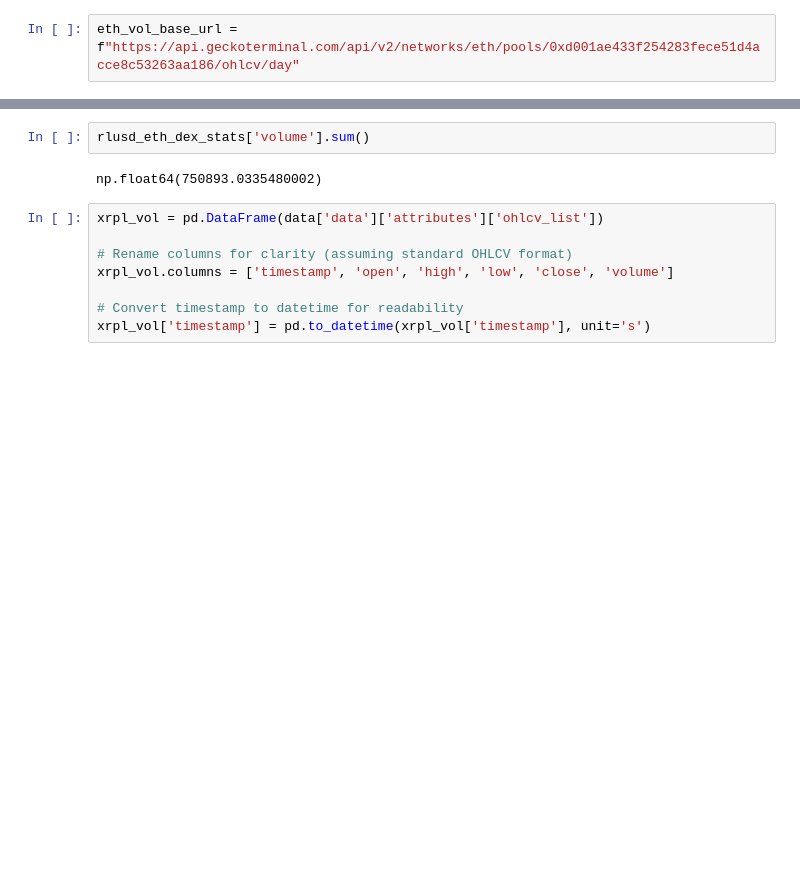
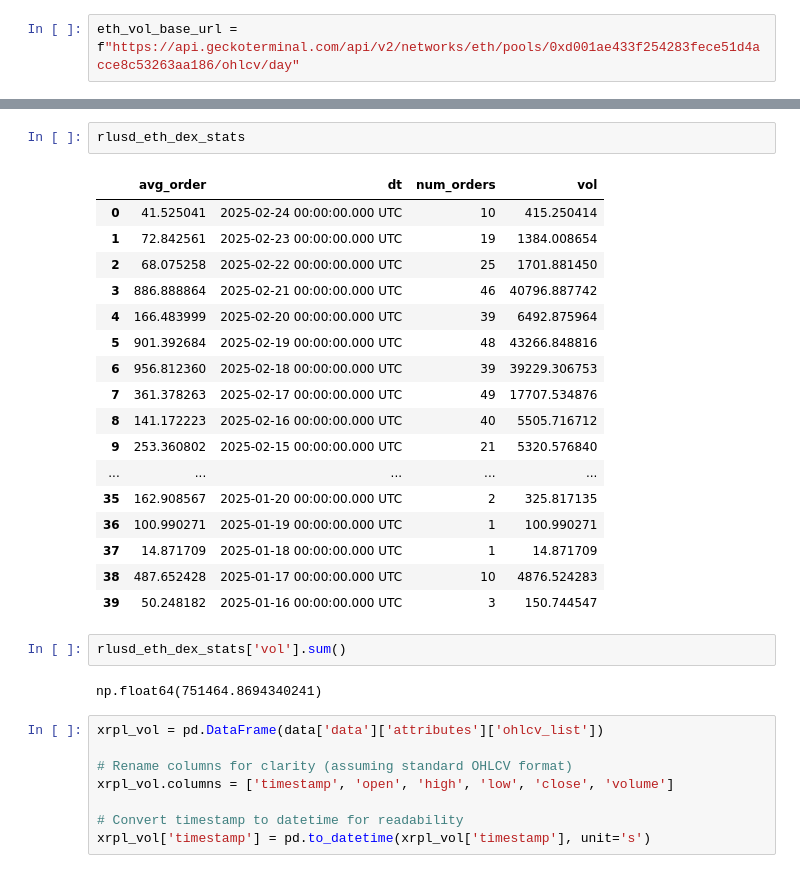
Before and after one commit to BrandynHamilton/rlusd_dash, a Jupyter notebook: notebooks/eda.ipynb, the cells around one changed output, grey strips where cells are left out. Saved outputs shown, nothing was run; the diff lists cells and outputs as text; blank space fills up the shorter version.

```diff
--- a/notebooks/eda.ipynb
+++ b/notebooks/eda.ipynb
@@ -1224,7 +1242,27 @@ np.float64(631280.9745206372)
+# %%
+rlusd_eth_dex_stats
+# %% [output]
+|  | avg_order | dt | num_orders | vol |
+| 0 | 41.525041 | 2025-02-24 00:00:00.000 UTC | 10 | 415.250414 |
+| 1 | 72.842561 | 2025-02-23 00:00:00.000 UTC | 19 | 1384.008654 |
+| 2 | 68.075258 | 2025-02-22 00:00:00.000 UTC | 25 | 1701.881450 |
+| 3 | 886.888864 | 2025-02-21 00:00:00.000 UTC | 46 | 40796.887742 |
+| 4 | 166.483999 | 2025-02-20 00:00:00.000 UTC | 39 | 6492.875964 |
+| 5 | 901.392684 | 2025-02-19 00:00:00.000 UTC | 48 | 43266.848816 |
+| 6 | 956.812360 | 2025-02-18 00:00:00.000 UTC | 39 | 39229.306753 |
+| 7 | 361.378263 | 2025-02-17 00:00:00.000 UTC | 49 | 17707.534876 |
+| 8 | 141.172223 | 2025-02-16 00:00:00.000 UTC | 40 | 5505.716712 |
+| 9 | 253.360802 | 2025-02-15 00:00:00.000 UTC | 21 | 5320.576840 |
+| ... | ... | ... | ... | ... |
+| 35 | 162.908567 | 2025-01-20 00:00:00.000 UTC | 2 | 325.817135 |
+| 36 | 100.990271 | 2025-01-19 00:00:00.000 UTC | 1 | 100.990271 |
+| 37 | 14.871709 | 2025-01-18 00:00:00.000 UTC | 1 | 14.871709 |
+| 38 | 487.652428 | 2025-01-17 00:00:00.000 UTC | 10 | 4876.524283 |
+| 39 | 50.248182 | 2025-01-16 00:00:00.000 UTC | 3 | 150.744547 |
 # %%
-rlusd_eth_dex_stats['volume'].sum()
+rlusd_eth_dex_stats['vol'].sum()
 # %% [output]
-np.float64(750893.0335480002)
+np.float64(751464.8694340241)
 # %%
 xrpl_vol = pd.DataFrame(data['data']['attributes']['ohlcv_list'])
 
```
Also changed, not shown: parts of 50 cells of this notebook, 9 other files.
